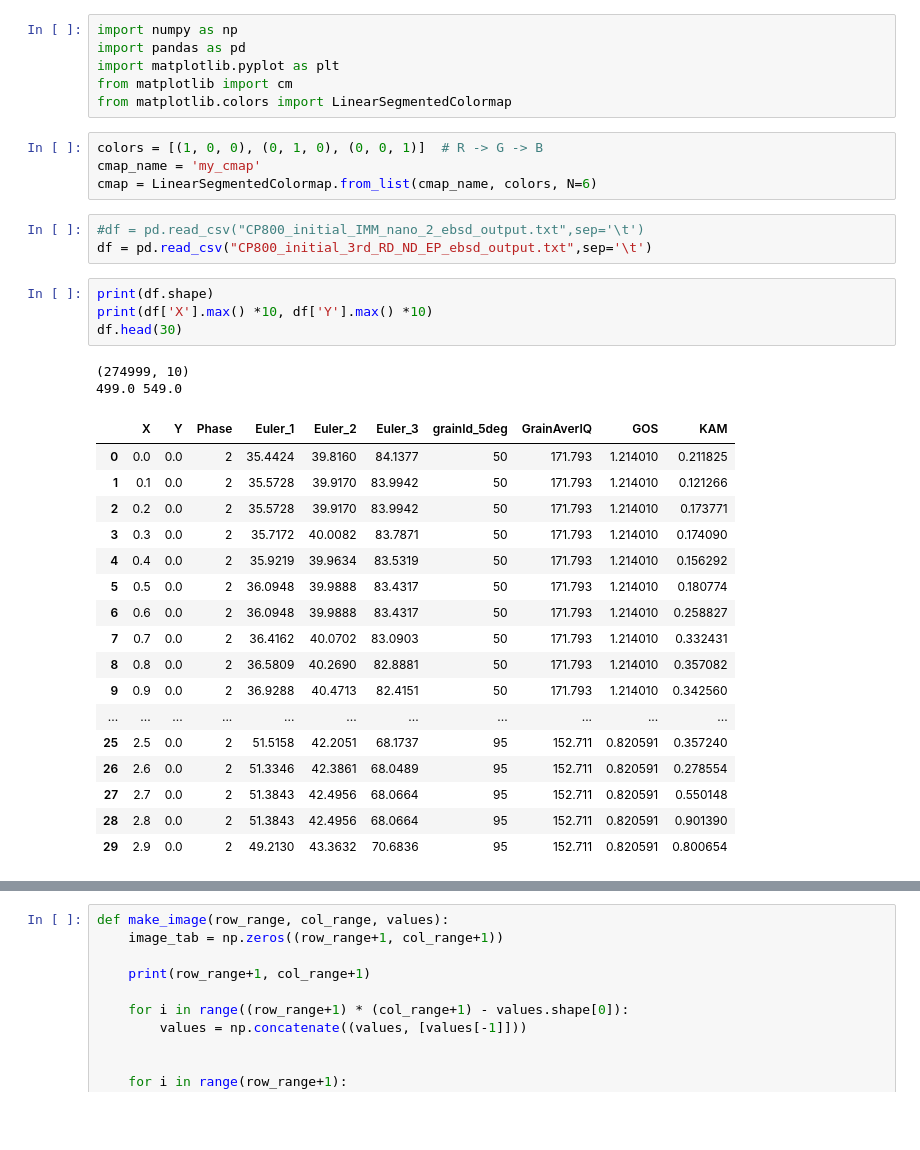
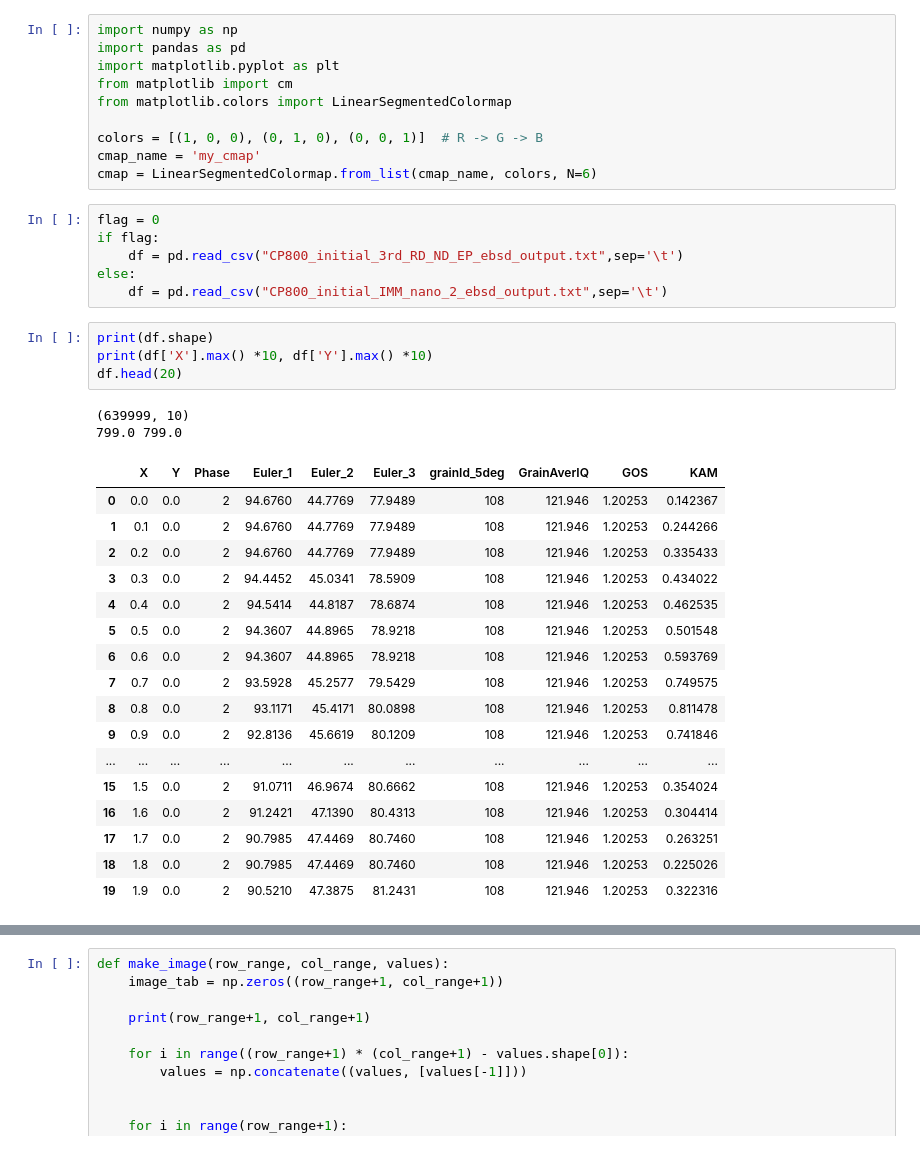
Before and after one commit to KrzysiekJa/grain-images-analytics, a Jupyter notebook: notebook.ipynb, the cells around one changed output, grey strips where cells are left out. Saved outputs shown, nothing was run; the diff lists cells and outputs as text; blank space fills up the shorter version.

```diff
--- a/notebook.ipynb
+++ b/notebook.ipynb
@@ -4,37 +4,40 @@ import pandas as pd
 import matplotlib.pyplot as plt
 from matplotlib import cm
 from matplotlib.colors import LinearSegmentedColormap
+
+colors = [(1, 0, 0), (0, 1, 0), (0, 0, 1)]  # R -> G -> B
+cmap_name = 'my_cmap'
+cmap = LinearSegmentedColormap.from_list(cmap_name, colors, N=6)
-# %%
-colors = [(1, 0, 0), (0, 1, 0), (0, 0, 1)]  # R -> G -> B
-cmap_name = 'my_cmap'
-cmap = LinearSegmentedColormap.from_list(cmap_name, colors, N=6)
-# %%
-#df = pd.read_csv("CP800_initial_IMM_nano_2_ebsd_output.txt",sep='\t')
-df = pd.read_csv("CP800_initial_3rd_RD_ND_EP_ebsd_output.txt",sep='\t')
+# %%
+flag = 0
+if flag:
+    df = pd.read_csv("CP800_initial_3rd_RD_ND_EP_ebsd_output.txt",sep='\t')
+else:
+    df = pd.read_csv("CP800_initial_IMM_nano_2_ebsd_output.txt",sep='\t')
 # %%
 print(df.shape)
 print(df['X'].max() *10, df['Y'].max() *10)
-df.head(30)
+df.head(20)
 # %% [output]
-(274999, 10)
-499.0 549.0
+(639999, 10)
+799.0 799.0
 |  | X | Y | Phase | Euler_1 | Euler_2 | Euler_3 | grainId_5deg | GrainAverIQ | GOS | KAM |
-| 0 | 0.0 | 0.0 | 2 | 35.4424 | 39.8160 | 84.1377 | 50 | 171.793 | 1.214010 | 0.211825 |
-| 1 | 0.1 | 0.0 | 2 | 35.5728 | 39.9170 | 83.9942 | 50 | 171.793 | 1.214010 | 0.121266 |
-| 2 | 0.2 | 0.0 | 2 | 35.5728 | 39.9170 | 83.9942 | 50 | 171.793 | 1.214010 | 0.173771 |
-| 3 | 0.3 | 0.0 | 2 | 35.7172 | 40.0082 | 83.7871 | 50 | 171.793 | 1.214010 | 0.174090 |
-| 4 | 0.4 | 0.0 | 2 | 35.9219 | 39.9634 | 83.5319 | 50 | 171.793 | 1.214010 | 0.156292 |
-| 5 | 0.5 | 0.0 | 2 | 36.0948 | 39.9888 | 83.4317 | 50 | 171.793 | 1.214010 | 0.180774 |
-| 6 | 0.6 | 0.0 | 2 | 36.0948 | 39.9888 | 83.4317 | 50 | 171.793 | 1.214010 | 0.258827 |
-| 7 | 0.7 | 0.0 | 2 | 36.4162 | 40.0702 | 83.0903 | 50 | 171.793 | 1.214010 | 0.332431 |
-| 8 | 0.8 | 0.0 | 2 | 36.5809 | 40.2690 | 82.8881 | 50 | 171.793 | 1.214010 | 0.357082 |
-| 9 | 0.9 | 0.0 | 2 | 36.9288 | 40.4713 | 82.4151 | 50 | 171.793 | 1.214010 | 0.342560 |
+| 0 | 0.0 | 0.0 | 2 | 94.6760 | 44.7769 | 77.9489 | 108 | 121.946 | 1.20253 | 0.142367 |
+| 1 | 0.1 | 0.0 | 2 | 94.6760 | 44.7769 | 77.9489 | 108 | 121.946 | 1.20253 | 0.244266 |
+| 2 | 0.2 | 0.0 | 2 | 94.6760 | 44.7769 | 77.9489 | 108 | 121.946 | 1.20253 | 0.335433 |
+| 3 | 0.3 | 0.0 | 2 | 94.4452 | 45.0341 | 78.5909 | 108 | 121.946 | 1.20253 | 0.434022 |
+| 4 | 0.4 | 0.0 | 2 | 94.5414 | 44.8187 | 78.6874 | 108 | 121.946 | 1.20253 | 0.462535 |
+| 5 | 0.5 | 0.0 | 2 | 94.3607 | 44.8965 | 78.9218 | 108 | 121.946 | 1.20253 | 0.501548 |
+| 6 | 0.6 | 0.0 | 2 | 94.3607 | 44.8965 | 78.9218 | 108 | 121.946 | 1.20253 | 0.593769 |
+| 7 | 0.7 | 0.0 | 2 | 93.5928 | 45.2577 | 79.5429 | 108 | 121.946 | 1.20253 | 0.749575 |
+| 8 | 0.8 | 0.0 | 2 | 93.1171 | 45.4171 | 80.0898 | 108 | 121.946 | 1.20253 | 0.811478 |
+| 9 | 0.9 | 0.0 | 2 | 92.8136 | 45.6619 | 80.1209 | 108 | 121.946 | 1.20253 | 0.741846 |
 | ... | ... | ... | ... | ... | ... | ... | ... | ... | ... | ... |
-| 25 | 2.5 | 0.0 | 2 | 51.5158 | 42.2051 | 68.1737 | 95 | 152.711 | 0.820591 | 0.357240 |
-| 26 | 2.6 | 0.0 | 2 | 51.3346 | 42.3861 | 68.0489 | 95 | 152.711 | 0.820591 | 0.278554 |
-| 27 | 2.7 | 0.0 | 2 | 51.3843 | 42.4956 | 68.0664 | 95 | 152.711 | 0.820591 | 0.550148 |
-| 28 | 2.8 | 0.0 | 2 | 51.3843 | 42.4956 | 68.0664 | 95 | 152.711 | 0.820591 | 0.901390 |
-| 29 | 2.9 | 0.0 | 2 | 49.2130 | 43.3632 | 70.6836 | 95 | 152.711 | 0.820591 | 0.800654 |
+| 15 | 1.5 | 0.0 | 2 | 91.0711 | 46.9674 | 80.6662 | 108 | 121.946 | 1.20253 | 0.354024 |
+| 16 | 1.6 | 0.0 | 2 | 91.2421 | 47.1390 | 80.4313 | 108 | 121.946 | 1.20253 | 0.304414 |
+| 17 | 1.7 | 0.0 | 2 | 90.7985 | 47.4469 | 80.7460 | 108 | 121.946 | 1.20253 | 0.263251 |
+| 18 | 1.8 | 0.0 | 2 | 90.7985 | 47.4469 | 80.7460 | 108 | 121.946 | 1.20253 | 0.225026 |
+| 19 | 1.9 | 0.0 | 2 | 90.5210 | 47.3875 | 81.2431 | 108 | 121.946 | 1.20253 | 0.322316 |
 # %%
 data_to_show = df[['X', 'Y', 'Phase', 'grainId_5deg']]
 print('Phases: ', np.sort(data_to_show['Phase'].unique()))
```
Also changed, not shown: parts of 72 cells of this notebook, 1 other file.
